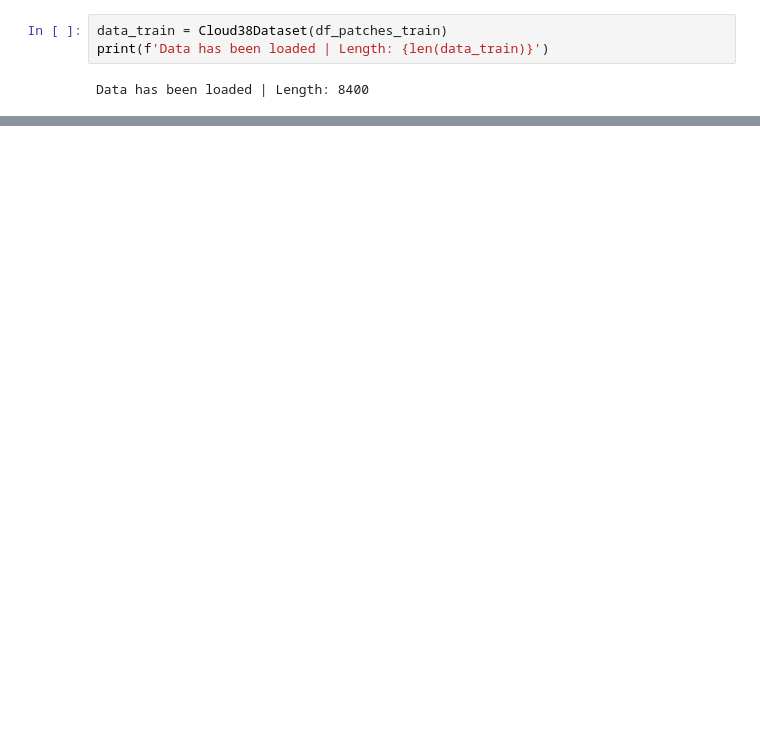
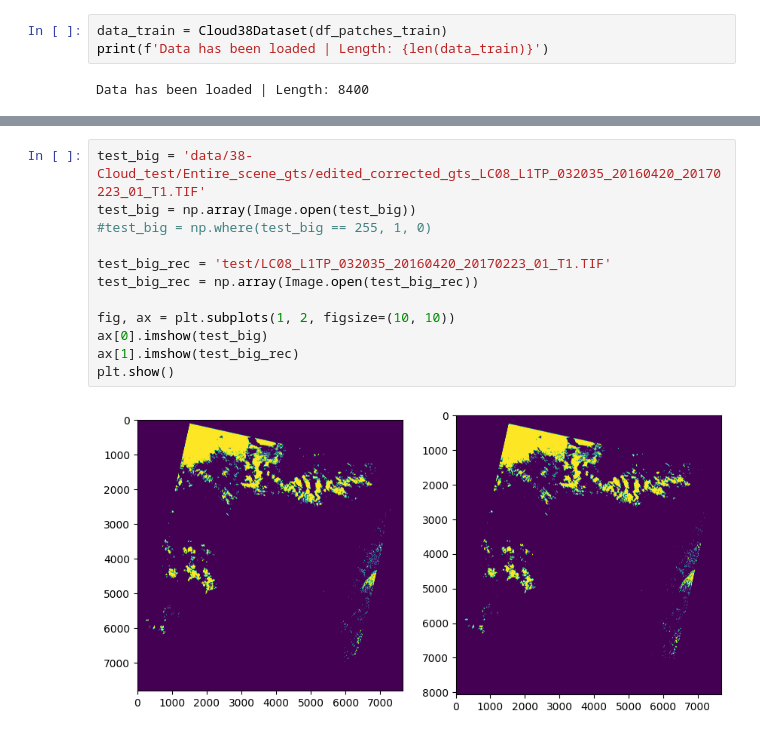
Before and after one commit to TheArtemis/Sapienza-AI-Lab-Project, a Jupyter notebook: 38-cloud-notebook.ipynb, the cells around one changed output, grey strips where cells are left out. Cells and saved outputs as stored; diff of their text form; blank space fills up the shorter version.

```diff
--- a/38-cloud-notebook.ipynb
+++ b/38-cloud-notebook.ipynb
@@ -170,0 +175,14 @@ print(data_train.to_array(image_index, include_nir=False)[0])
+# %%
+test_big = 'data/38-Cloud_test/Entire_scene_gts/edited_corrected_gts_LC08_L1TP_032035_20160420_20170223_01_T1.TIF'
+test_big = np.array(Image.open(test_big))
+#test_big = np.where(test_big == 255, 1, 0)
+
+test_big_rec = 'test/LC08_L1TP_032035_20160420_20170223_01_T1.TIF'
+test_big_rec = np.array(Image.open(test_big_rec))
+
+fig, ax = plt.subplots(1, 2, figsize=(10, 10))
+ax[0].imshow(test_big)
+ax[1].imshow(test_big_rec)
+plt.show()
+# %% [output]
+[figure, added]
```
Also changed, not shown: parts of 10 cells of this notebook.
